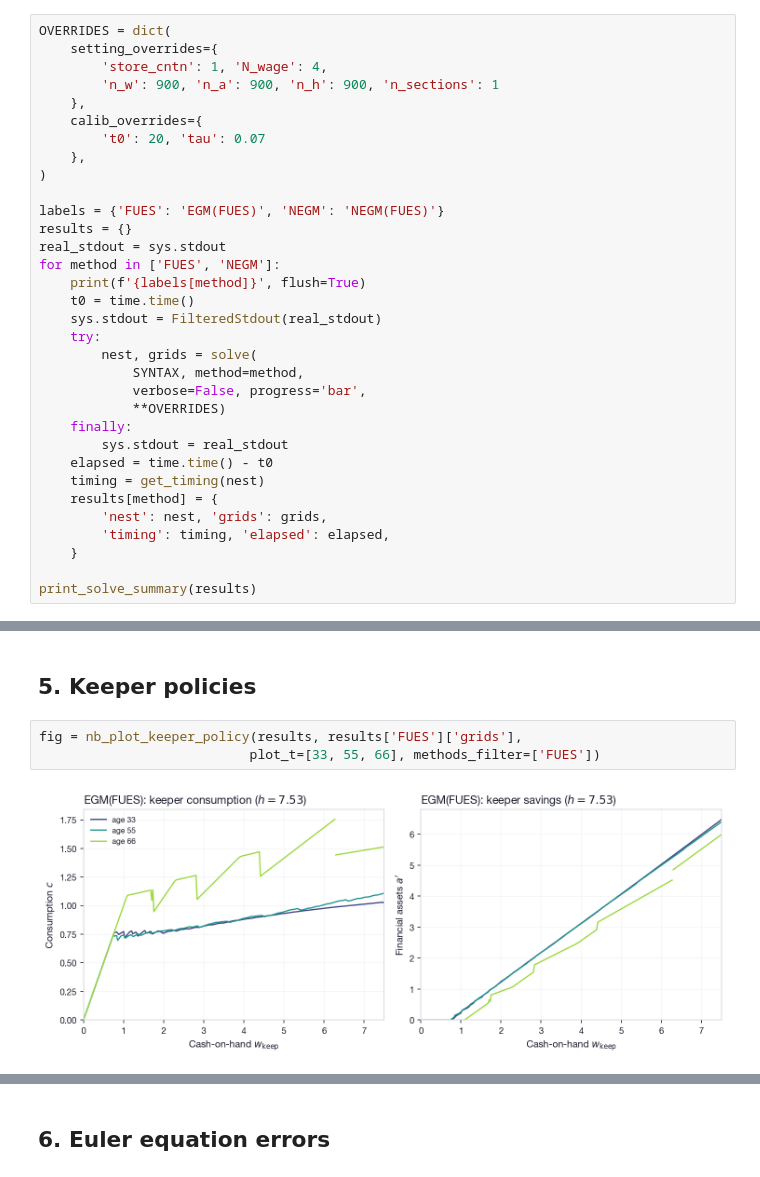
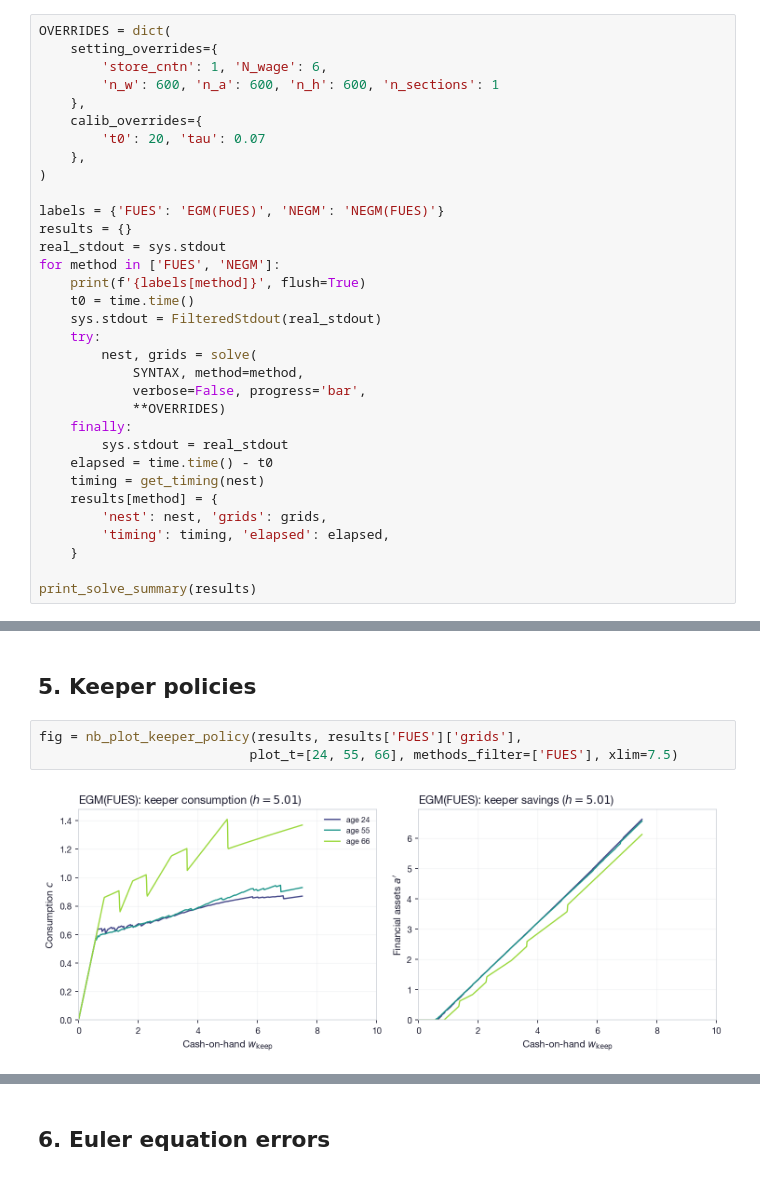
Before and after one commit to akshayshanker/FUES, a Jupyter notebook: examples/durables/notebooks/durables_fues_separable.ipynb, the cells around one changed output, grey strips where cells are left out. Saved outputs shown, nothing was run; the diff lists cells and outputs as text.

```diff
--- a/examples/durables/notebooks/durables_fues_separable.ipynb
+++ b/examples/durables/notebooks/durables_fues_separable.ipynb
@@ -40,8 +40,8 @@ Ready
 # %%
 OVERRIDES = dict(
     setting_overrides={
-        'store_cntn': 1, 'N_wage': 4,
-        'n_w': 900, 'n_a': 900, 'n_h': 900, 'n_sections': 1
+        'store_cntn': 1, 'N_wage': 6,
+        'n_w': 600, 'n_a': 600, 'n_h': 600, 'n_sections': 1
     },
     calib_overrides={
         't0': 20, 'tau': 0.07
@@ -130,8 +120,8 @@ except Exception as e:
 ## 5. Keeper policies
 # %%
 fig = nb_plot_keeper_policy(results, results['FUES']['grids'],
-                           plot_t=[33, 55, 66], methods_filter=['FUES'])
+                           plot_t=[24, 55, 66], methods_filter=['FUES'], xlim=7.5)
 # %% [output]
-[figure, old version]
+[figure, new version]
 # %%
 fig = nb_plot_keeper_policy(results, results['NEGM']['grids'],
```
Also changed, not shown: parts of 13 cells of this notebook, 15 other files.
